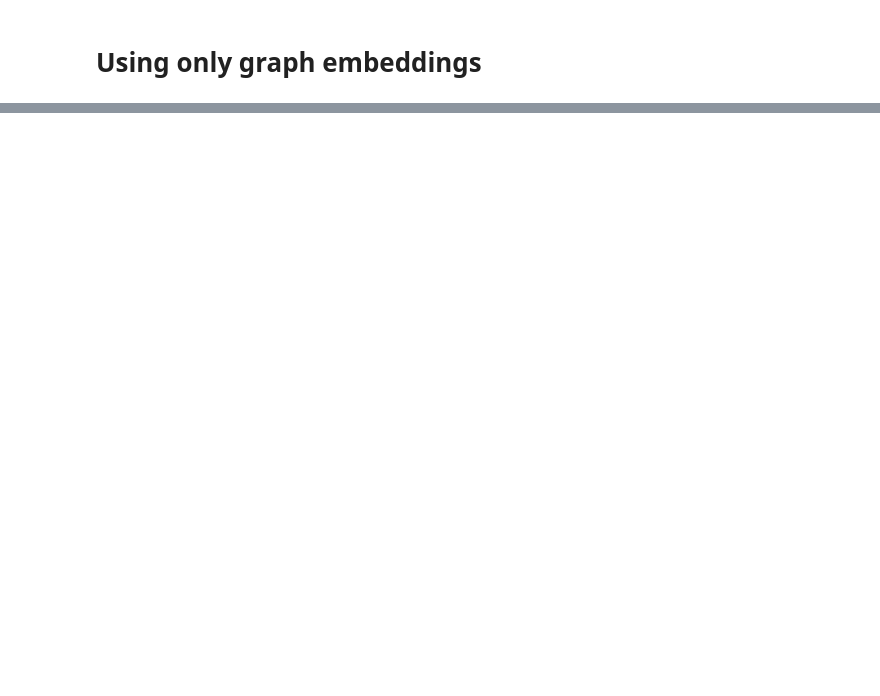
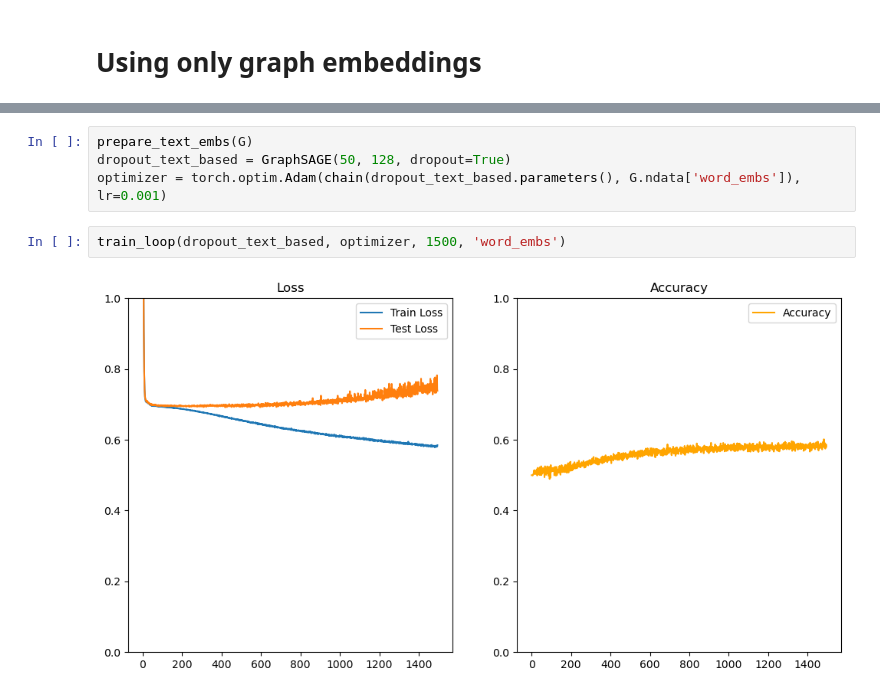
Before and after one commit to ArtemCh101/hse-sna-project, a Jupyter notebook: notebooks/gat.ipynb, the cells around one changed output, grey strips where cells are left out. Cells and saved outputs as stored; diff of their text form; blank space fills up the shorter version.

```diff
--- a/notebooks/gat.ipynb
+++ b/notebooks/gat.ipynb
@@ -146,0 +217,8 @@ Accuracy 0.5969447708578144
+# %%
+prepare_text_embs(G)
+dropout_text_based = GraphSAGE(50, 128, dropout=True)
+optimizer = torch.optim.Adam(chain(dropout_text_based.parameters(), G.ndata['word_embs']), lr=0.001)
+# %%
+train_loop(dropout_text_based, optimizer, 1500, 'word_embs')
+# %% [output]
+[figure, added]
```
Also changed, not shown: parts of 44 cells of this notebook, 3 other files.
